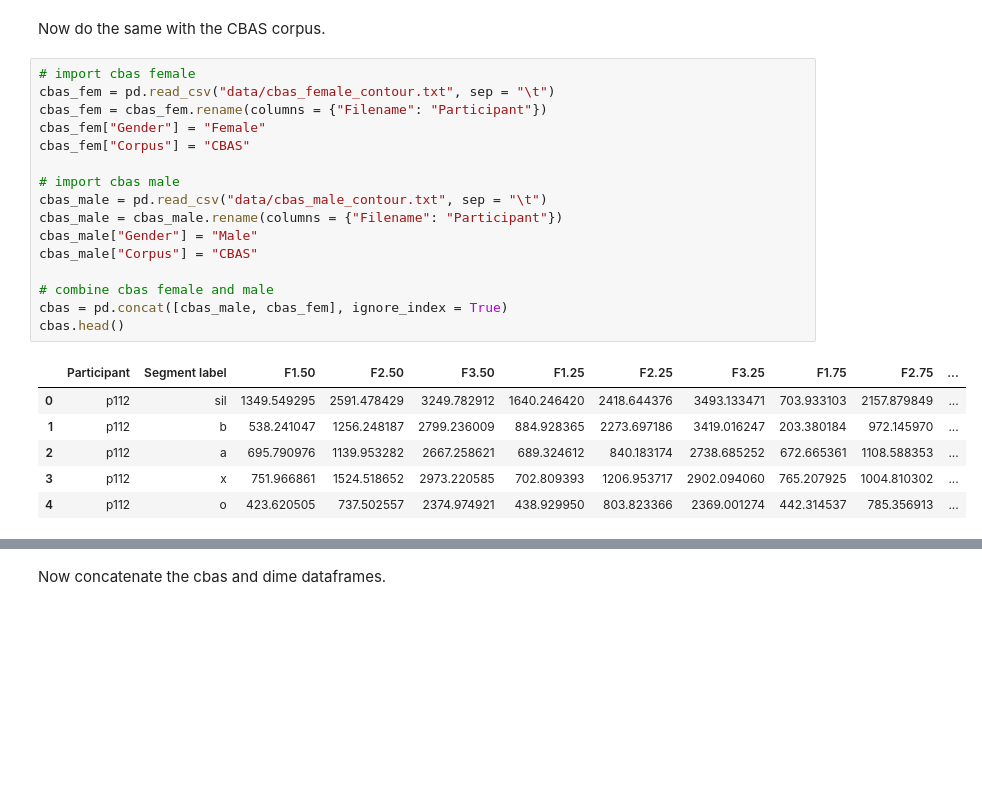
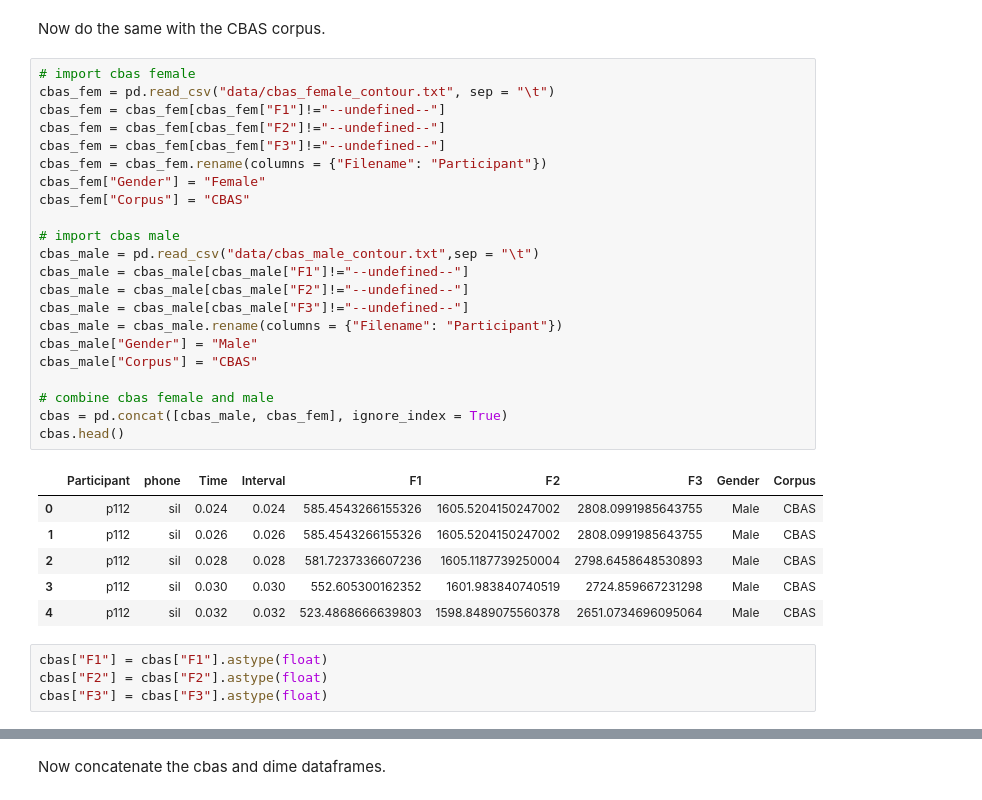
Before and after one commit to anniehelms/Bay_Area_Spanish, a Jupyter notebook: 10_contour_tg.ipynb, the cells around one changed output, grey strips where cells are left out. Cells and saved outputs as stored; diff of their text form; blank space fills up the shorter version.

```diff
--- a/10_contour_tg.ipynb
+++ b/10_contour_tg.ipynb
@@ -38,23 +48,33 @@ Now do the same with the CBAS corpus.
 # %%
 # import cbas female
 cbas_fem = pd.read_csv("data/cbas_female_contour.txt", sep = "\t")
+cbas_fem = cbas_fem[cbas_fem["F1"]!="--undefined--"]
+cbas_fem = cbas_fem[cbas_fem["F2"]!="--undefined--"]
+cbas_fem = cbas_fem[cbas_fem["F3"]!="--undefined--"]
 cbas_fem = cbas_fem.rename(columns = {"Filename": "Participant"})
 cbas_fem["Gender"] = "Female"
 cbas_fem["Corpus"] = "CBAS"
 
 # import cbas male
-cbas_male = pd.read_csv("data/cbas_male_contour.txt", sep = "\t")
+cbas_male = pd.read_csv("data/cbas_male_contour.txt",sep = "\t")
+cbas_male = cbas_male[cbas_male["F1"]!="--undefined--"]
+cbas_male = cbas_male[cbas_male["F2"]!="--undefined--"]
+cbas_male = cbas_male[cbas_male["F3"]!="--undefined--"]
 cbas_male = cbas_male.rename(columns = {"Filename": "Participant"})
 cbas_male["Gender"] = "Male"
 cbas_male["Corpus"] = "CBAS"
 
 # combine cbas female and male
 cbas = pd.concat([cbas_male, cbas_fem], ignore_index = True)
 cbas.head()
 # %% [output]
-|  | Participant | Segment label | F1.50 | F2.50 | F3.50 | F1.25 | F2.25 | F3.25 | F1.75 | F2.75 | ... |
-| 0 | p112 | sil | 1349.549295 | 2591.478429 | 3249.782912 | 1640.246420 | 2418.644376 | 3493.133471 | 703.933103 | 2157.879849 | ... |
-| 1 | p112 | b | 538.241047 | 1256.248187 | 2799.236009 | 884.928365 | 2273.697186 | 3419.016247 | 203.380184 | 972.145970 | ... |
-| 2 | p112 | a | 695.790976 | 1139.953282 | 2667.258621 | 689.324612 | 840.183174 | 2738.685252 | 672.665361 | 1108.588353 | ... |
-| 3 | p112 | x | 751.966861 | 1524.518652 | 2973.220585 | 702.809393 | 1206.953717 | 2902.094060 | 765.207925 | 1004.810302 | ... |
-| 4 | p112 | o | 423.620505 | 737.502557 | 2374.974921 | 438.929950 | 803.823366 | 2369.001274 | 442.314537 | 785.356913 | ... |
+|  | Participant | phone | Time | Interval | F1 | F2 | F3 | Gender | Corpus |
+| 0 | p112 | sil | 0.024 | 0.024 | 585.4543266155326 | 1605.5204150247002 | 2808.0991985643755 | Male | CBAS |
+| 1 | p112 | sil | 0.026 | 0.026 | 585.4543266155326 | 1605.5204150247002 | 2808.0991985643755 | Male | CBAS |
+| 2 | p112 | sil | 0.028 | 0.028 | 581.7237336607236 | 1605.1187739250004 | 2798.6458648530893 | Male | CBAS |
+| 3 | p112 | sil | 0.030 | 0.030 | 552.605300162352 | 1601.983840740519 | 2724.859667231298 | Male | CBAS |
+| 4 | p112 | sil | 0.032 | 0.032 | 523.4868666639803 | 1598.8489075560378 | 2651.0734696095064 | Male | CBAS |
+# %%
+cbas["F1"] = cbas["F1"].astype(float)
+cbas["F2"] = cbas["F2"].astype(float)
+cbas["F3"] = cbas["F3"].astype(float)
```
Also changed, not shown: parts of 23 cells of this notebook, 3 other files.
